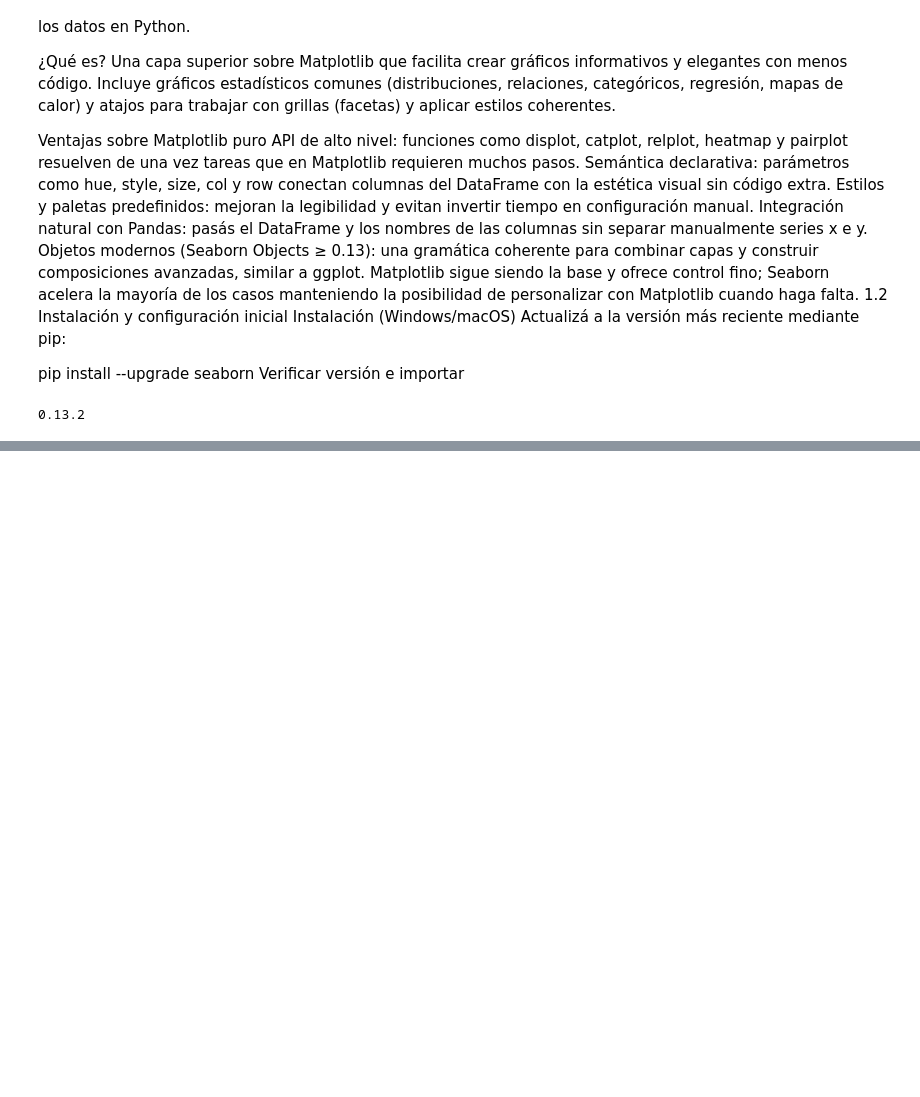
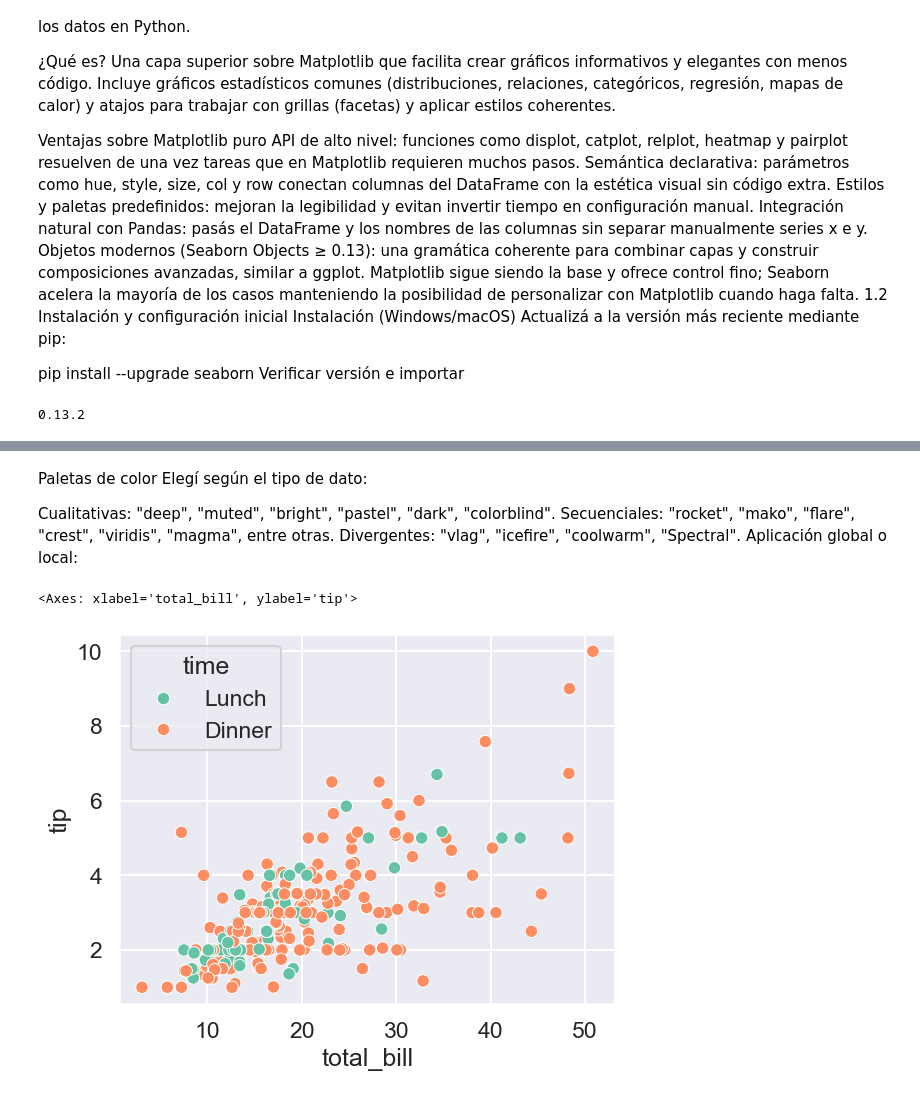
Before and after one commit to wilson-j-insaurralde/Seaborn, a Jupyter notebook: teoria/001_Introducción a Seaborn.ipynb, the cells around one changed output, grey strips where cells are left out. Saved outputs shown, nothing was run; the diff lists cells and outputs as text; code cells hidden in the pictures; blank space fills up the shorter version.

```diff
--- a/teoria/001_Introducción a Seaborn.ipynb
+++ b/teoria/001_Introducción a Seaborn.ipynb
@@ -28,0 +97,2 @@ print(sns.__version__)
+# %%
+sns.set_theme(style="whitegrid")  # "darkgrid", "white", "dark" o "ticks"
@@ -28,0 +107,19 @@ print(sns.__version__)
+# %%
+sns.set_theme(context="talk")  # Ideal para presentaciones
+# %% [markdown]
+Paletas de color
+Elegí según el tipo de dato:
+
+Cualitativas: "deep", "muted", "bright", "pastel", "dark", "colorblind".
+Secuenciales: "rocket", "mako", "flare", "crest", "viridis", "magma", entre otras.
+Divergentes: "vlag", "icefire", "coolwarm", "Spectral".
+Aplicación global o local:
+# %%
+# Global: todos los graficos siguientes
+sns.set_palette("deep")  # O cualquier nombre de paleta
+
+# Local: solo para un grafico
+sns.scatterplot(data=tips, x="total_bill", y="tip", hue="time", palette="Set2")
+# %% [output]
+<Axes: xlabel='total_bill', ylabel='tip'>
+[figure, added]
```
Also changed, not shown: parts of 17 cells of this notebook, 1 other file.
